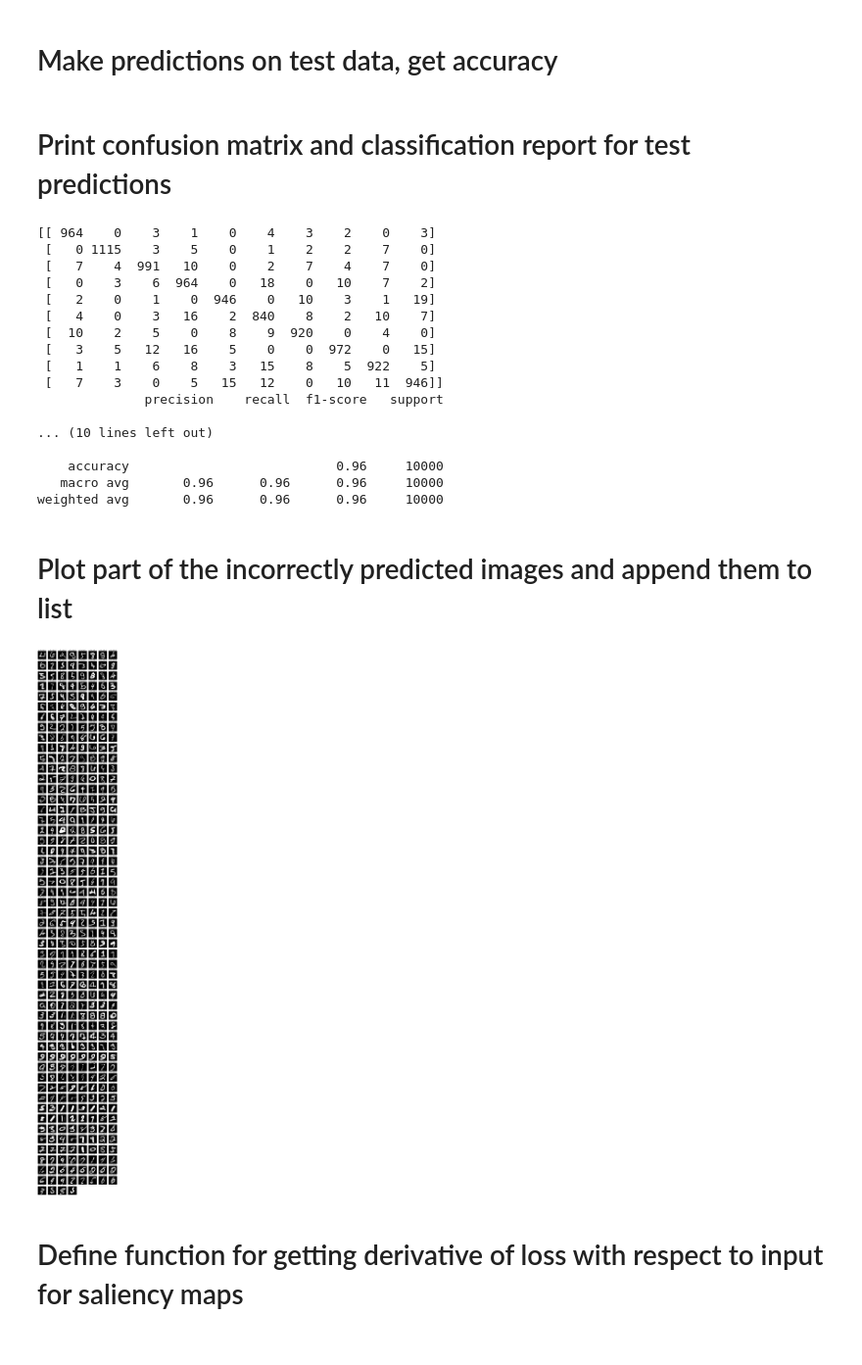
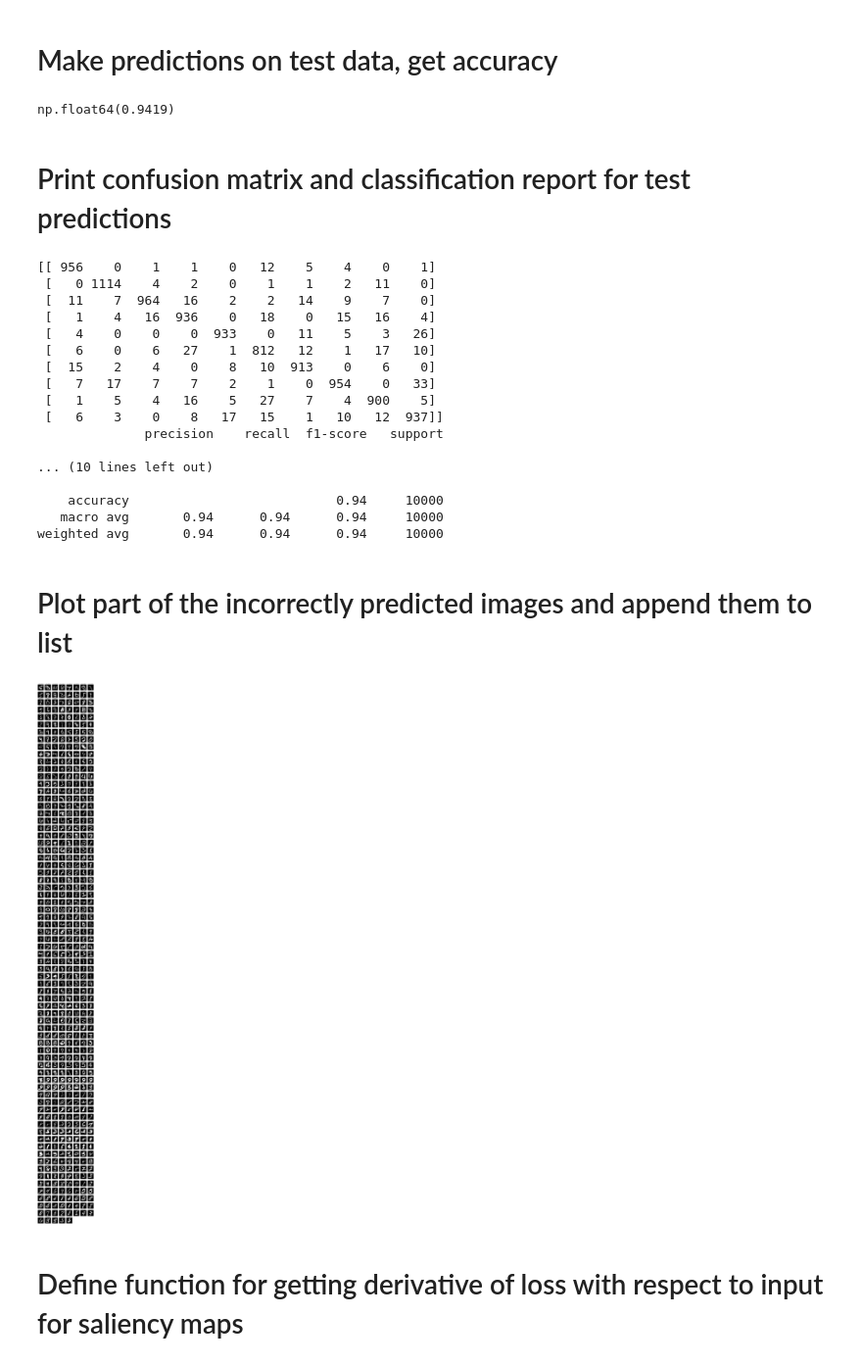
Before and after one commit to RidhanPar/Accenture_Bootcamp, a Jupyter notebook: Day 6/NN_From_Scratch_on_MNIST_task_nr_2_excercise.ipynb, the cells around one changed output. Shown at 98% size. Drawn from its saved outputs; the diff is of its cells as text; code cells hidden in the pictures.

```diff
--- a/Day 6/NN_From_Scratch_on_MNIST_task_nr_2_excercise.ipynb
+++ b/Day 6/NN_From_Scratch_on_MNIST_task_nr_2_excercise.ipynb
@@ -202,8 +203,8 @@ def update_parameters(params, grads, learning_rate):
     parameters = params.copy()
     L = len(parameters) // 2
     for l in range(L):
-        parameters["W" + str(l+1)] = params[..........] - learning_rate * grads[.............]
-        parameters["b" + str(l+1)] = ....................
+        parameters["W" + str(l+1)] = params["W"+str(l+1)] - learning_rate * grads["dW"+str(l+1)]
+        parameters["b" + str(l+1)] = params["b"+str(l+1)] - learning_rate * grads["db"+str(l+1)]
 
     return parameters
 # %% [markdown]
@@ -216,10 +217,10 @@ def L_layer_model(X, Y, layers_dims, learning_rate = 0.9, num_iterations = 3000,
     parameters = initialize_parameters_deep(layers_dims)
 
     for i in range(0, num_iterations):
-        AL, caches = ............
-        cost = ..................
-        grads = .................
-        parameters = ............
+        AL, caches = L_model_forward(X,parameters)
+        cost = compute_cost(AL,Y)
+        grads = L_model_backward(AL,Y,caches)
+        parameters = update_parameters(parameters,grads,learning_rate)
 
         # Print the cost every 100 iterations
         if print_cost and i % 100 == 0 or i == num_iterations - 1:
@@ -231,5 +232,5 @@ def L_layer_model(X, Y, layers_dims, learning_rate = 0.9, num_iterations = 3000,
 # %% [markdown]
 # Train model
 # %%
-parameters, costs = L_layer_model(...............)
+parameters, costs = L_layer_model(train_x, train_y_one_hot, layers_dims,num_iterations=1500,print_cost=True)
 # %% [output]
@@ -298,50 +298,53 @@ weighted avg       0.98      0.98      0.98     60000
 # %% [markdown]
 # Make predictions on test data, get accuracy
 # %%
-pred_test = predict(...........)
+pred_test = predict(test_x,test_y,parameters)
+accuracy(test_y, pred_test)
+# %% [output]
+np.float64(0.9419)
 # %% [markdown]
 # Print confusion matrix and classification report for test predictions
 # %%
-print(confusion_matrix(...........))
-print(classification_report(...........))
+print(confusion_matrix(test_y, pred_test))
+print(classification_report(test_y, pred_test))
 # %% [output]
-[[ 964    0    3    1    0    4    3    2    0    3]
- [   0 1115    3    5    0    1    2    2    7    0]
- [   7    4  991   10    0    2    7    4    7    0]
- [   0    3    6  964    0   18    0   10    7    2]
- [   2    0    1    0  946    0   10    3    1   19]
- [   4    0    3   16    2  840    8    2   10    7]
- [  10    2    5    0    8    9  920    0    4    0]
- [   3    5   12   16    5    0    0  972    0   15]
- [   1    1    6    8    3   15    8    5  922    5]
- [   7    3    0    5   15   12    0   10   11  946]]
+[[ 956    0    1    1    0   12    5    4    0    1]
+ [   0 1114    4    2    0    1    1    2   11    0]
+ [  11    7  964   16    2    2   14    9    7    0]
+ [   1    4   16  936    0   18    0   15   16    4]
+ [   4    0    0    0  933    0   11    5    3   26]
+ [   6    0    6   27    1  812   12    1   17   10]
+ [  15    2    4    0    8   10  913    0    6    0]
+ [   7   17    7    7    2    1    0  954    0   33]
+ [   1    5    4   16    5   27    7    4  900    5]
+ [   6    3    0    8   17   15    1   10   12  937]]
               precision    recall  f1-score   support
 
 ... (10 lines left out)
 
-    accuracy                           0.96     10000
-   macro avg       0.96      0.96      0.96     10000
-weighted avg       0.96      0.96      0.96     10000
+    accuracy                           0.94     10000
+   macro avg       0.94      0.94      0.94     10000
+weighted avg       0.94      0.94      0.94     10000
 # %% [markdown]
 # Plot part of the incorrectly predicted images and append them to list
 # %%
 fig = plt.figure(figsize=(15,200))
 z = 0
 incorrect_list = []
 for i in range(len(test_y)):
     y = test_y[i]
     y_hat = pred_test[i]
-    if (............):
+    if (y != y_hat):
         z+=1
         incorrect_list.append(i)
         ax = fig.add_subplot(100, 8, z)
         ax.imshow(test_X[i], cmap=plt.get_cmap('gray'))
 
         ax.set_title('y: {y}/ y_hat: {y_hat}'
                      .format(y=test_y[i], y_hat=pred_test[i]))
         plt.axis('off')
 # %% [output]
-[figure, old version]
+[figure, new version]
 # %% [markdown]
 # Define function for getting derivative of loss with respect to input for saliency maps
 # %%
```
Also changed, not shown: parts of 19 cells of this notebook.
